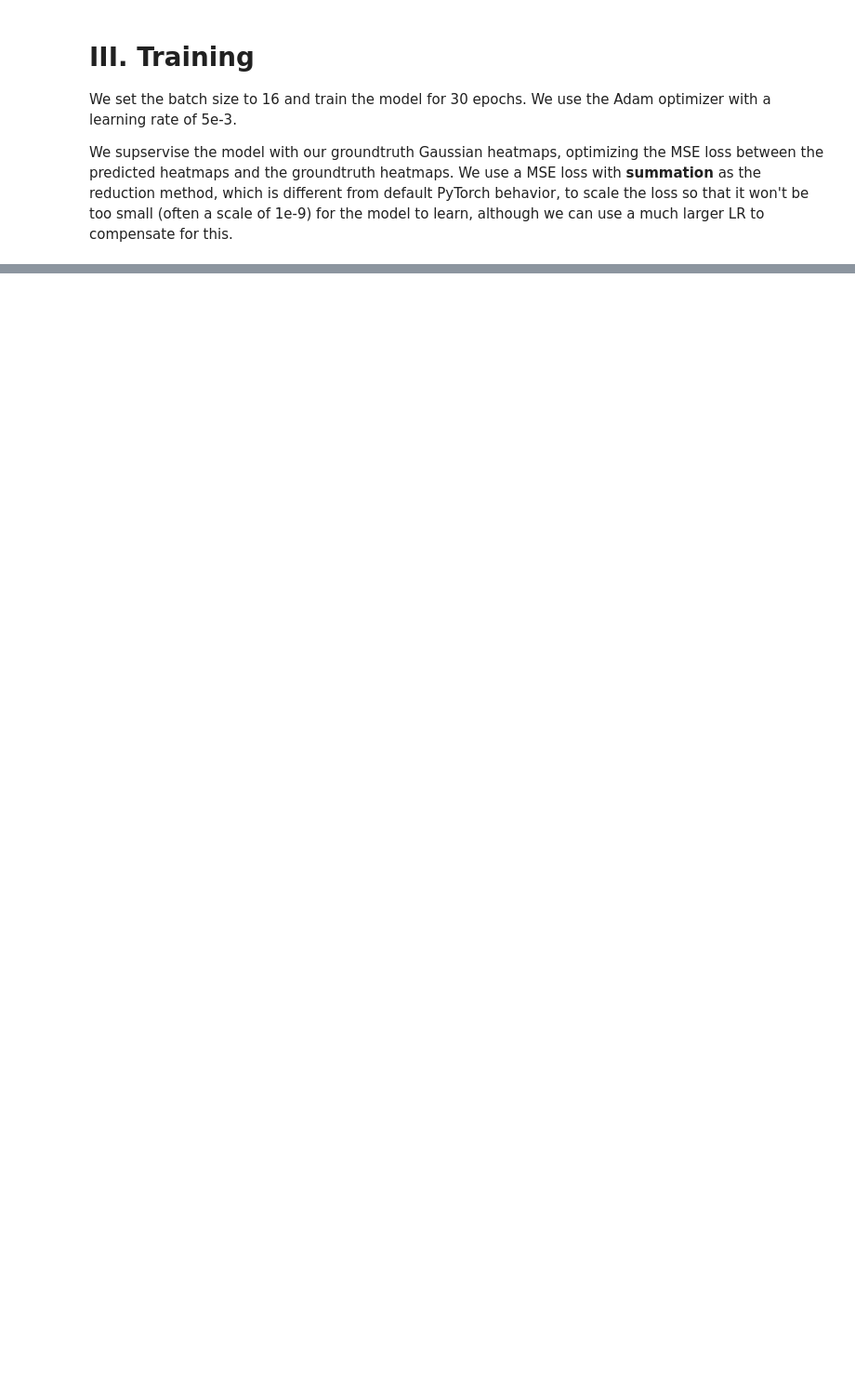
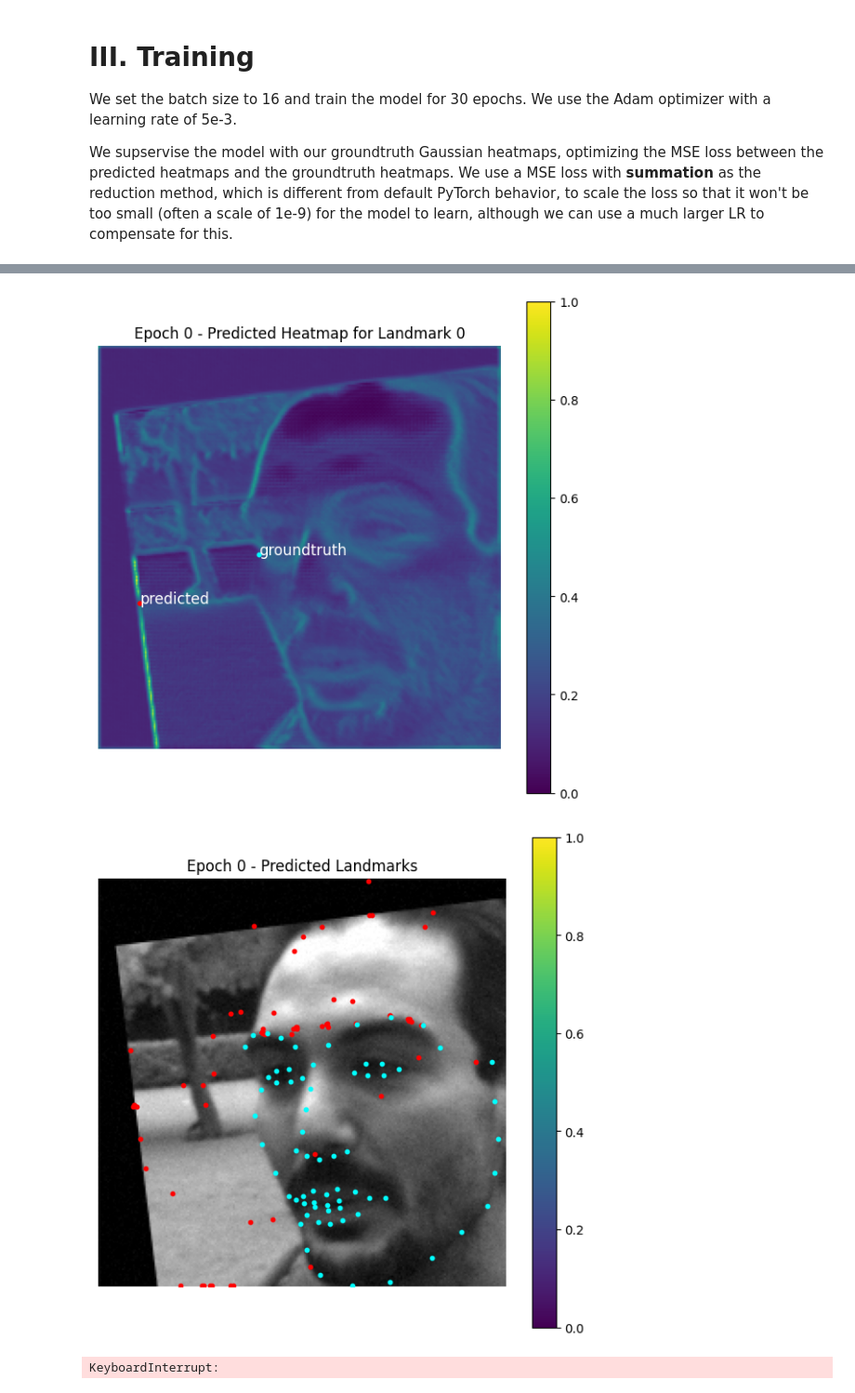
Before and after one commit to itsuitsuki/facial-keypoint-detection, a Jupyter notebook: 4_ibug_heatmap.ipynb, the cells around one changed output, grey strips where cells are left out. Shown at 93% size. Saved outputs shown, nothing was run; the diff lists cells and outputs as text; code cells hidden in the pictures; blank space fills up the shorter version.

```diff
--- a/4_ibug_heatmap.ipynb
+++ b/4_ibug_heatmap.ipynb
@@ -207,7 +241,7 @@ import torch.nn.functional as F
 from unet import PixelwiseClassificationUNet
 # %%
 device = torch.device('cuda' if torch.cuda.is_available() else 'cpu')
-model = PixelwiseClassificationUNet(1, 68, 84).to(device)
+model = PixelwiseClassificationUNet(1, 68, 72).to(device)
 def init_weights(m):
     if type(m) == nn.Conv2d:
         nn.init.kaiming_normal_(m.weight)
@@ -230,7 +264,7 @@ from tqdm import tqdm
 LR = 5e-3
 BS = 16
 optimizer = torch.optim.Adam(model.parameters(), lr=LR)
-num_epochs = 15
+num_epochs = 25
 criterion = nn.MSELoss(reduction='sum') # NOTE: DO NOT USE MEAN HERE
 # criterion = nn.BCEWithLogitsLoss() # FIXME: should we use this?
 mae = nn.L1Loss()
@@ -240,13 +274,14 @@ val_loader = DataLoader(val_dataset, batch_size=BS, shuffle=False, num_workers=2
 # %%
 from unet import heatmap_to_landmarks
 # %%
+
 import warnings
 warnings.filterwarnings("ignore")
 seed_everything(42)
 # train
 train_losses = []
 val_losses = []
-
+os.makedirs("4/epochs", exist_ok=True)
 for epoch in range(num_epochs):
     model.train()
     train_loss = 0
@@ -299,6 +334,7 @@ for epoch in range(num_epochs):
     val_mae = 0
     val_probs_to_plot = None
     val_predicted_landmark_to_plot = None
+    val_img = None
     val_groundtruth = None
     loop = tqdm(enumerate(val_loader), total=len(val_loader), leave=True)
     loop.set_description(f'Epoch [{epoch+1}/{num_epochs}]')
@@ -327,6 +363,8 @@ for epoch in range(num_epochs):
             # 假设我们只plot第一组验证数据的heatmap
             if val_probs_to_plot is None:
                 val_probs_to_plot = probs[0].detach().cpu().numpy()  # 取 batch 中第一个样本
+            if val_img is None:
+                val_img = images[0].detach().cpu().numpy()
 
     val_loss /= len(val_loader)
     val_mae /= len(val_loader)
@@ -349,17 +387,21 @@ for epoch in range(num_epochs):
         plt.scatter(l0g, l1g, s=10, c='cyan')
         plt.text(l0g, l1g, 'groundtruth', fontsize=12, color='white')
         plt.colorbar()
-        plt.savefig(f'4/epoch_{epoch}_landmark_0.png')
+        plt.axis('off')
+        plt.tight_layout()
+        plt.savefig(f'4/epochs/epoch_{epoch}_landmark_0.png', bbox_inches='tight', pad_inches=0)
         plt.show()
 
         # also want to plot 68 predicted landmarks and groundtruth
         plt.figure(figsize=(6,6))
         plt.title(f'Epoch {epoch} - Predicted Landmarks')
-        plt.imshow(val_probs_to_plot[0])
+        plt.imshow(val_img.squeeze(), cmap='gray') # val_img shape: (1, 224, 224)
         plt.scatter(val_predicted_landmark_to_plot[:, 0], val_predicted_landmark_to_plot[:, 1], s=10, c='red')
         # val_groundtruth shape: (68, 2)
         plt.scatter(val_groundtruth[:, 0] * 224, val_groundtruth[:, 1] * 224, s=10, c='cyan')
+        plt.axis('off')
+        plt.tight_layout()
         plt.colorbar()
-        plt.savefig(f'4/epoch_{epoch}_predicted.png')
+        plt.savefig(f'4/epochs/epoch_{epoch}_predicted.png', bbox_inches='tight', pad_inches=0)
         plt.show()
 # %% [output]
@@ -367,3 +409,6 @@ OutOfMemoryError: CUDA out of memory. Tried to allocate 210.00 MiB. GPU 0 has a
+[figure, added]
+[figure, added]
+KeyboardInterrupt:
 # %%
 plt.plot(range(1, num_epochs+1), train_losses, label='train loss')
 plt.plot(range(1, num_epochs+1), val_losses, label='val loss')
```
Also changed, not shown: parts of 17 cells of this notebook, 40 other files.
